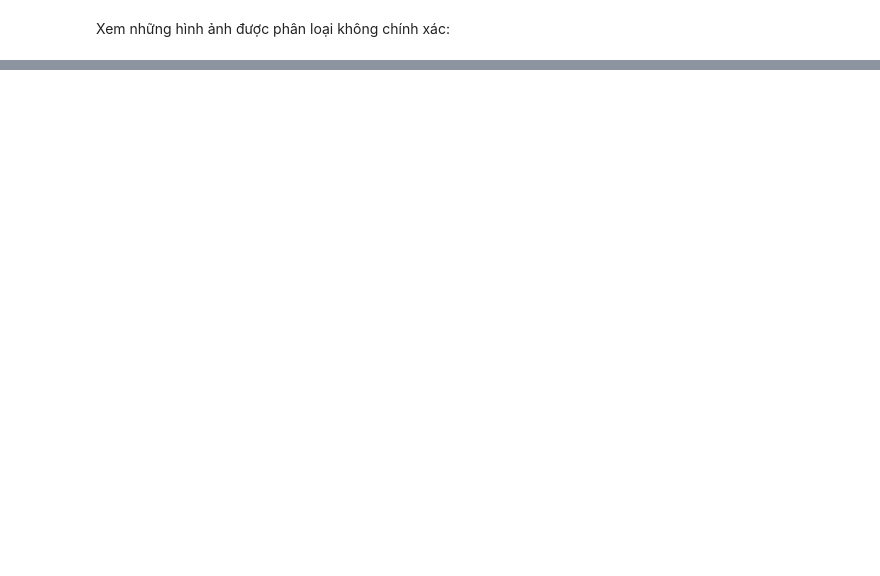
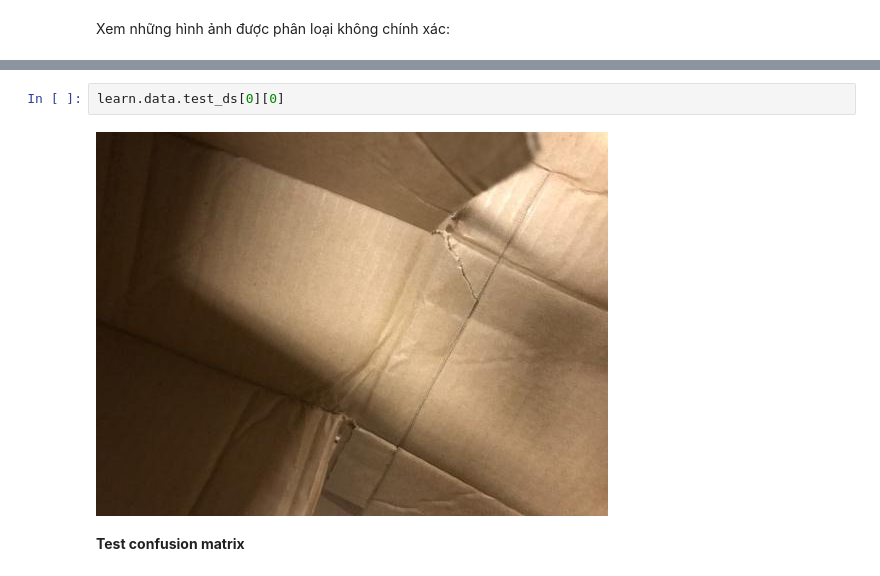
Before and after one commit to ladaifu/waste-sorting, a Jupyter notebook: waste_sorting.ipynb, the cells around one changed output, grey strips where cells are left out. Cells and saved outputs as stored; diff of their text form; blank space fills up the shorter version.

```diff
--- a/waste_sorting.ipynb
+++ b/waste_sorting.ipynb
@@ -228,0 +351,6 @@ interp.most_confused(min_val=2)
+# %%
+learn.data.test_ds[0][0]
+# %% [output]
+[figure, added]
+# %% [markdown]
+**Test confusion matrix**
```
Also changed, not shown: parts of 31 cells of this notebook.
